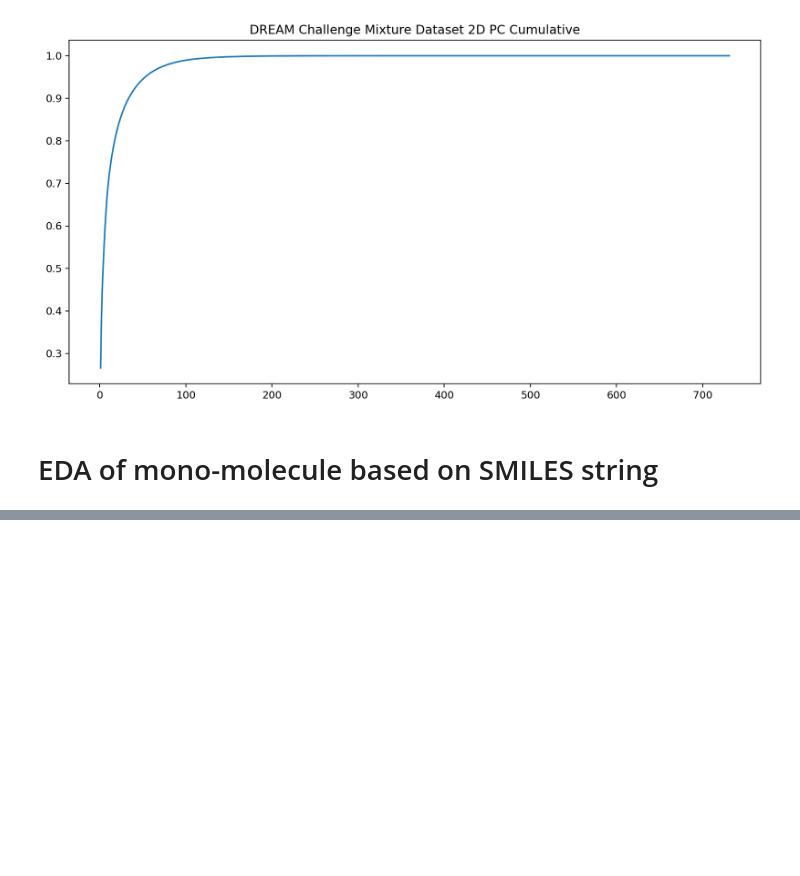
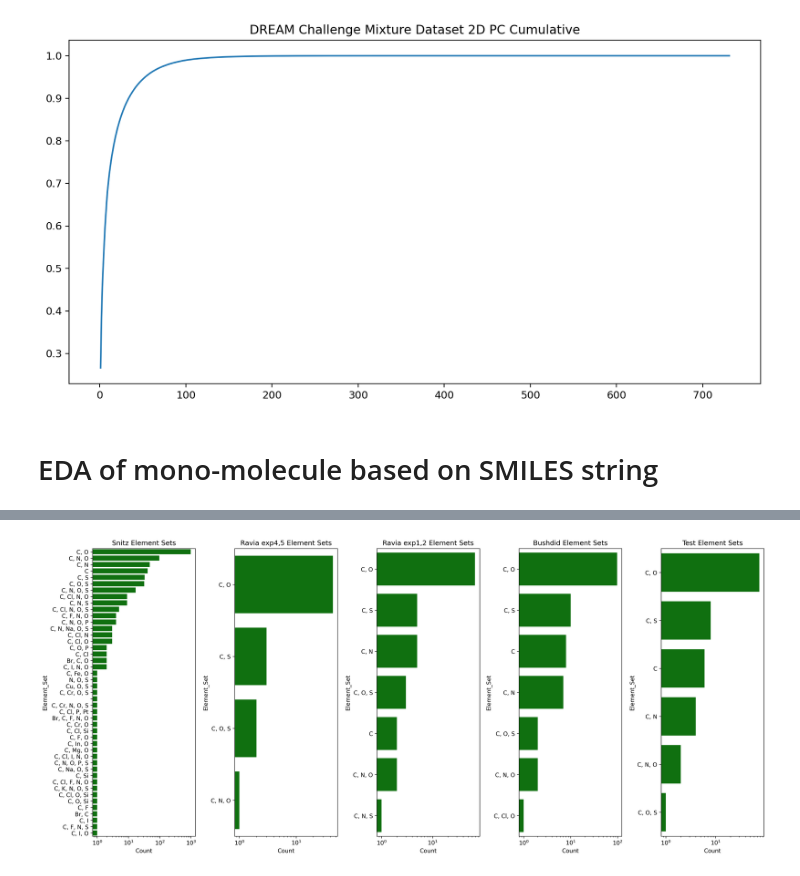
Before and after one commit to chemcognition-lab/dreamix, a Jupyter notebook: notebooks/eda.ipynb, the cells around one changed output, grey strips where cells are left out. Cells and saved outputs as stored; diff of their text form; code cells hidden in the pictures; blank space fills up the shorter version.

```diff
--- a/notebooks/eda.ipynb
+++ b/notebooks/eda.ipynb
@@ -229,0 +299,69 @@ else:
+# %%
+df_snitz['Element_Sets'] = df_snitz['IsomericSMILES'].apply(lambda x: tuple(get_elements(x)))
+df_ravia45['Element_Sets'] = df_ravia45['IsomericSMILES'].apply(lambda x: tuple(get_elements(x)))
+df_ravia12['Element_Sets'] = df_ravia12['IsomericSMILES'].apply(lambda x: tuple(get_elements(x)))
+df_bushdid['Element_Sets'] = df_bushdid['IsomericSMILES'].apply(lambda x: tuple(get_elements(x)))
+df_test['Element_Sets'] = df_test['IsomericSMILES'].apply(lambda x: tuple(get_elements(x)))
+
+# Create a Counter to count the occurrences of each set of elements
+element_set_counts_snitz = Counter(df_snitz['Element_Sets'])
+element_set_counts_ravia45 = Counter(df_ravia45['Element_Sets'])
+element_set_counts_ravia12 = Counter(df_ravia12['Element_Sets'])
+element_set_counts_bushdid = Counter(df_bushdid['Element_Sets'])
+element_set_counts_test = Counter(df_test['Element_Sets'])
+
+element_set_counts_snitz_df = pd.DataFrame(
+    list(element_set_counts_snitz.items()),
+    columns=['Element_Set', 'Count']
+)
+element_set_counts_ravia45_df = pd.DataFrame(
+    list(element_set_counts_ravia45.items()),
+    columns=['Element_Set', 'Count']
+)
+element_set_counts_ravia12_df = pd.DataFrame(
+    list(element_set_counts_ravia12.items()),
+    columns=['Element_Set', 'Count']
+)
+element_set_counts_bushdid_df = pd.DataFrame(
+    list(element_set_counts_bushdid.items()),
+    columns=['Element_Set', 'Count']
+)
+element_set_counts_test_df = pd.DataFrame(
+    list(element_set_counts_test.items()),
+    columns=['Element_Set', 'Count']
+)
+
+# Convert tuple to string for better plotting
+element_set_counts_snitz_df['Element_Set'] = element_set_counts_snitz_df['Element_Set'].apply(lambda x: ', '.join(x))
+element_set_counts_ravia45_df['Element_Set'] = element_set_counts_ravia45_df['Element_Set'].apply(lambda x: ', '.join(x))
+element_set_counts_ravia12_df['Element_Set'] = element_set_counts_ravia12_df['Element_Set'].apply(lambda x: ', '.join(x))
+element_set_counts_bushdid_df['Element_Set'] = element_set_counts_bushdid_df['Element_Set'].apply(lambda x: ', '.join(x))
+element_set_counts_test_df['Element_Set'] = element_set_counts_test_df['Element_Set'].apply(lambda x: ', '.join(x))
+
+fig, ax = plt.subplots(1, 5, figsize=(18, 8), dpi=300)
+
+sns.barplot(data=element_set_counts_snitz_df.sort_values('Count', ascending=False), y='Element_Set', x='Count', color='green', ax=ax[0], orient="h")
+ax[0].set_xscale("log")
+ax[0].set_title("Snitz Element Sets")
+
+sns.barplot(data=element_set_counts_ravia45_df.sort_values('Count', ascending=False), y='Element_Set', x='Count', color='green', ax=ax[1], orient="h")
+ax[1].set_xscale("log")
+ax[1].set_title("Ravia exp4,5 Element Sets")
+
+sns.barplot(data=element_set_counts_ravia12_df.sort_values('Count', ascending=False), y='Element_Set', x='Count', color='green', ax=ax[2], orient="h")
+ax[2].set_xscale("log")
+ax[2].set_title("Ravia exp1,2 Element Sets")
+
+sns.barplot(data=element_set_counts_bushdid_df.sort_values('Count', ascending=False), y='Element_Set', x='Count', color='green', ax=ax[3], orient="h")
+ax[3].set_xscale("log")
+ax[3].set_title("Bushdid Element Sets")
+
+sns.barplot(data=element_set_counts_test_df.sort_values('Count', ascending=False), y='Element_Set', x='Count', color='green', ax=ax[4], orient="h")
+ax[4].set_xscale("log")
+ax[4].set_title("Test Element Sets")
+
+# Adjust layout for better readability
+plt.tight_layout()
+plt.show()
+# %% [output]
+[figure, added]
```
Also changed, not shown: parts of 11 cells of this notebook.
